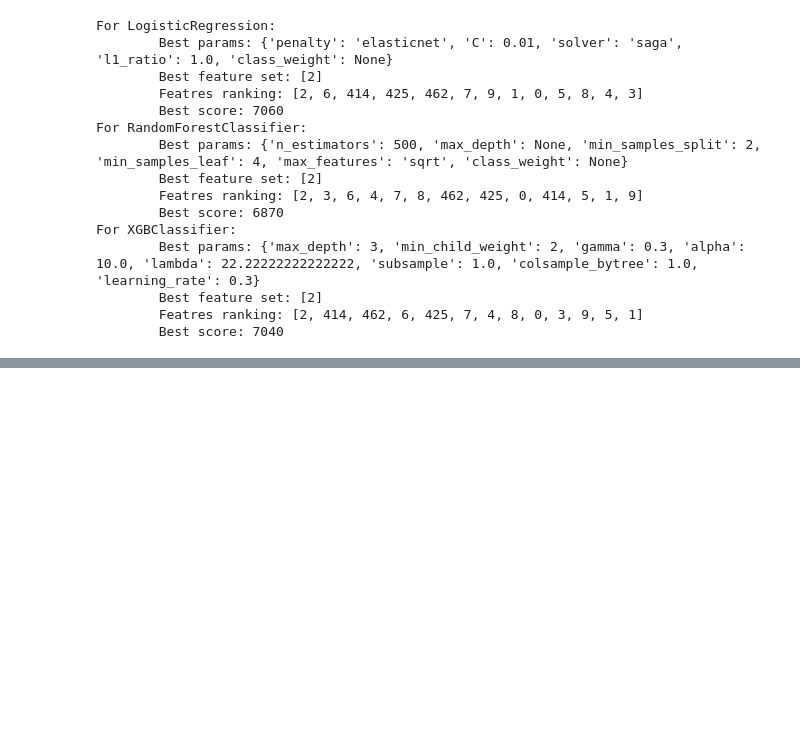
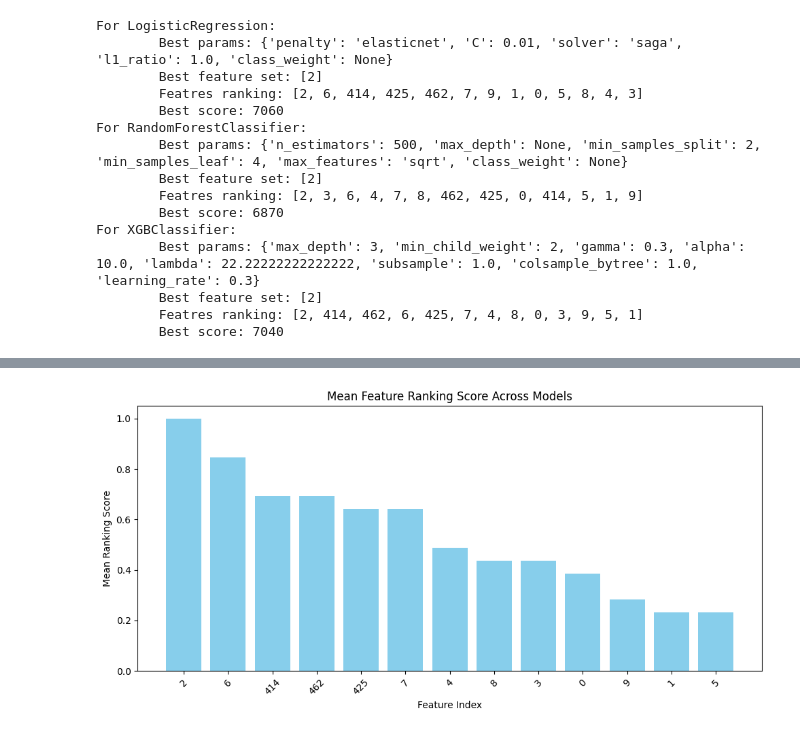
Before and after one commit to michal1701/AdvancedMachineLearning, a Jupyter notebook: Project 2/feature_correlation.ipynb, the cells around one changed output, grey strips where cells are left out. Drawn from its saved outputs; the diff is of its cells as text; code cells hidden in the pictures; blank space fills up the shorter version.

```diff
--- a/Project 2/feature_correlation.ipynb
+++ b/Project 2/feature_correlation.ipynb
@@ -287,0 +569,37 @@ For XGBClassifier:
+# %%
+# Extract the feature rankings from each model's setup
+feature_rankings = [model_setup["features"] for model_setup in models_setups.values()]
+
+# Initialize a dictionary to store the sum of ranking scores for each feature
+mean_feature_ranking_score = {}
+# Get the number of models/rankings and the total number of features considered in each ranking
+num_rankings = len(feature_rankings)
+num_features = len(feature_rankings[0])
+
+# Calculate a score for each feature based on its position in each model's ranking.
+# A higher score is given to features that appear earlier (are more important) in a ranking.
+for ranking in feature_rankings:
+    for i, feature in enumerate(ranking):
+        # The score is (total_features - current_rank). Higher rank means higher score.
+        mean_feature_ranking_score[feature] = mean_feature_ranking_score.get(feature, 0) + (num_features - i)
+
+# Normalize the summed ranking scores by the maximum possible total score to get a mean score
+mean_feature_ranking_score = {k: v / (num_rankings * num_features) for k, v in mean_feature_ranking_score.items()}
+
+# Sort features by their mean ranking score in descending order
+sorted_mean_feature_ranking = sorted(mean_feature_ranking_score.items(), key=lambda x: x[1], reverse=True)
+
+# Prepare data for plotting
+features, scores = zip(*sorted_mean_feature_ranking)
+
+# Generate a bar plot of the mean feature ranking scores
+plt.figure(figsize=(10, 5))
+plt.bar([str(f) for f in features], scores, color='skyblue')
+plt.xlabel('Feature Index')
+plt.ylabel('Mean Ranking Score')
+plt.title('Mean Feature Ranking Score Across Models')
+plt.xticks(rotation=45)
+plt.tight_layout()
+plt.show()
+# %% [output]
+[figure, added]
```
Also changed, not shown: parts of 31 cells of this notebook, 6 other files.
